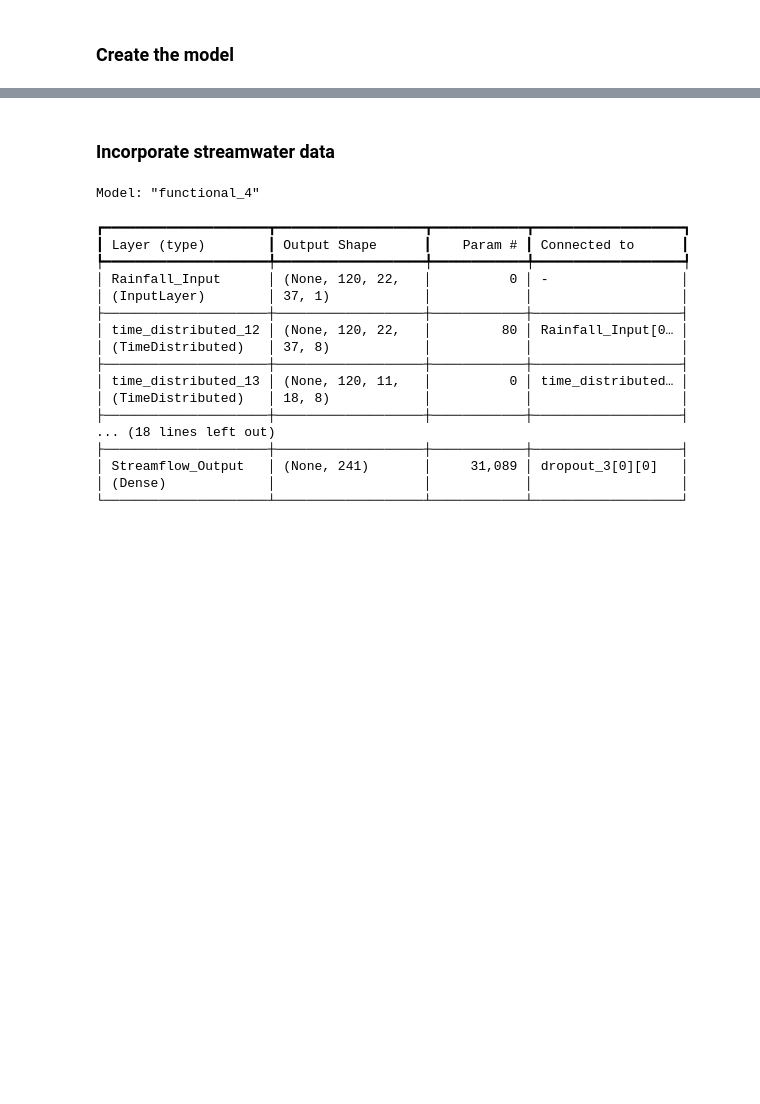
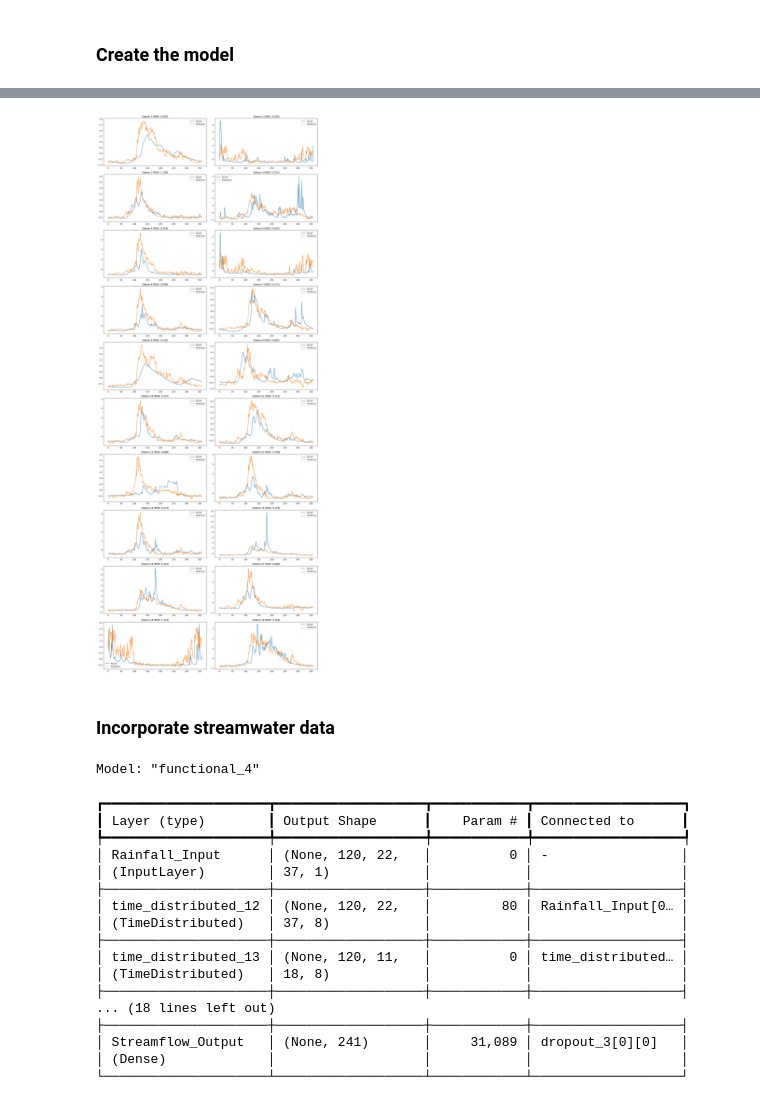
Before and after one commit to TWilson05/EOSC-410-Final-Project, a Jupyter notebook: cnn_lstm_model.ipynb, the cells around one changed output, grey strips where cells are left out. Saved outputs shown, nothing was run; the diff lists cells and outputs as text; code cells hidden in the pictures; blank space fills up the shorter version.

```diff
--- a/cnn_lstm_model.ipynb
+++ b/cnn_lstm_model.ipynb
@@ -84,6 +84,9 @@ snowfall_data = (snowfall_data - snowfall_data.mean()) / snowfall_data.std()
 snowfall_data.shape
 # %% [output]
 (3287, 22, 37)
+# %%
+# add rain and snowfall data together
+rainfall_data += snowfall_data
 # %%
 # load the max temperature data
 max_temp_data = np.load("data/weather_data/max_temp_data_interp.npy")
@@ -99,10 +102,10 @@ min_temp_data.shape
 # %% [output]
 (3287, 22, 37)
 # %%
-use_snow = True
+use_snow = False
 
 # Parameters
-time_window = 365  # Number of days to look back
+time_window = 30  # Number of days to look back
 if use_snow:
     grid_shape = (*rainfall_data.shape[1:], 4)  # Latitude, longitude grid
 else:
@@ -110,7 +113,7 @@ else:
 n_stations = streamwater_data.shape[1]  # Streamflow prediction stations
 
 rain_data = np.array([rainfall_data[i-time_window:i] for i in range(time_window, len(rainfall_data))], dtype=np.float32)
-stream_data = np.array([streamwater_data.iloc[i-time_window:i] for i in range(time_window, len(streamwater_data))], dtype=np.float32)[:-1]
+# stream_data = np.array([streamwater_data.iloc[i-time_window:i] for i in range(time_window, len(streamwater_data))], dtype=np.float32)[:-1]
 
 if use_snow:
     snow_data = np.array([snowfall_data[i-time_window:i] for i in range(time_window, len(snowfall_data))], dtype=np.float32)
@@ -128,6 +131,8 @@ y_data = y_data[1:]
 
 # reshape x data to be 3D
 x_data = x_data.reshape(-1, time_window, *grid_shape)
+x_data = tf.convert_to_tensor(x_data, dtype=tf.float32)
+y_data = tf.convert_to_tensor(y_data, dtype=tf.float32)
 
-x_data.shape, y_data.shape, stream_data.shape
+x_data.shape, y_data.shape
 # %% [output]
@@ -147,9 +151,10 @@ def create_model():
     # CNN applied per day (TimeDistributed)
     cnn = layers.TimeDistributed(layers.Conv2D(8, (3, 3), activation='relu', padding='same'))(cnn_input)
     # cnn = layers.TimeDistributed(layers.Conv2D(16, (3, 3), activation='relu', padding='same'))(cnn)
-    # cnn = layers.TimeDistributed(layers.MaxPooling2D((2, 2), padding='valid'))(cnn)
+    cnn = layers.TimeDistributed(layers.MaxPooling2D((2, 2), padding='valid'))(cnn)
     # cnn = layers.TimeDistributed(layers.Conv2D(8, (3, 3), activation='relu', padding='same'))(cnn)
-    cnn = layers.TimeDistributed(layers.MaxPooling2D((2, 2), padding='valid'))(cnn)
+    # global max pooling to reduce the dimensionality
+    cnn = layers.TimeDistributed(layers.GlobalMaxPooling2D())(cnn)
     cnn = layers.TimeDistributed(layers.Flatten())(cnn)
 
     # LSTM to learn temporal patterns from CNN-extracted features
@@ -187,10 +212,16 @@ x_train, y_train = x_data[:n_train], y_data[:n_train]
 x_val, y_val = x_data[n_train:n_train+n_val], y_data[n_train:n_train+n_val]
 x_test, y_test = x_data[-n_test:], y_data[-n_test:]
 
+# shuffle the training data
+indices = np.arange(len(x_train))
+np.random.shuffle(indices)
+x_train = x_train[indices]
+y_train = y_train[indices]
+
 # Train the model
 history = model.fit(x_train, y_train,
                     validation_data=(x_val, y_val),
-                    epochs=8,
+                    epochs=5,
                     batch_size=8,
                     verbose=1)
 
@@ -221,11 +246,11 @@ plt.show()
 # plot the model predictions for the first 20 stations using subplots
 n_plot = 20
 
-predictions = model.predict(x_test)
+predictions = model.predict(x_val)
 
 fig, axs = plt.subplots(n_plot // 2, 2, figsize=(16, n_plot * 2))
 for i in range(n_plot):
-    mse = np.mean((y_test[:, i] - predictions[:, i]) ** 2)
+    mse = np.mean((y_val[:, i] - predictions[:, i]) ** 2)
     station = i
     ax = axs[i // 2, i % 2]
     ax.plot(y_test[:, station], label='Actual')
@@ -234,3 +259,4 @@ for i in range(n_plot):
     ax.legend()
 plt.tight_layout()
 plt.show()
+# %% [output]
@@ -237,3 +264,4 @@ plt.show()
+[figure, added]
 # %% [markdown]
 ### Incorporate streamwater data
 # %%
```
Also changed, not shown: parts of 5 cells of this notebook, 1 other file.
